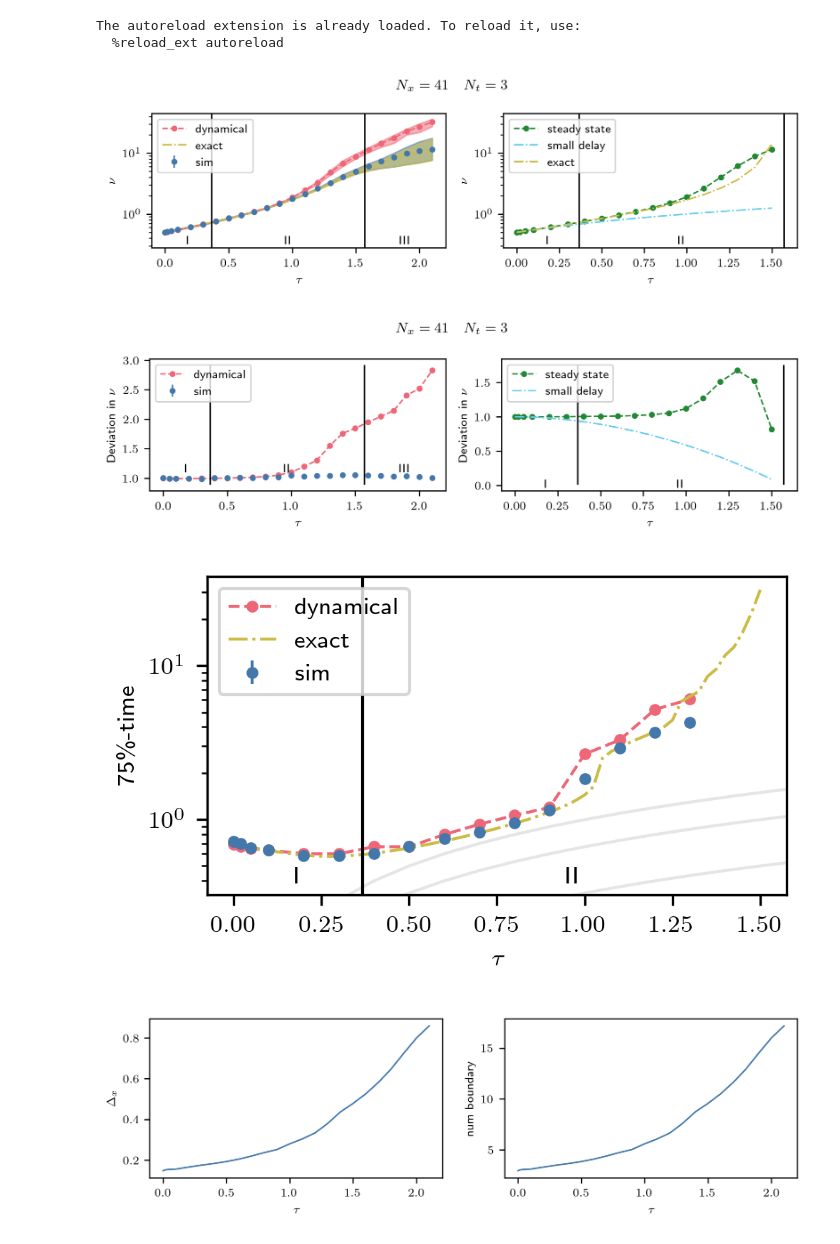
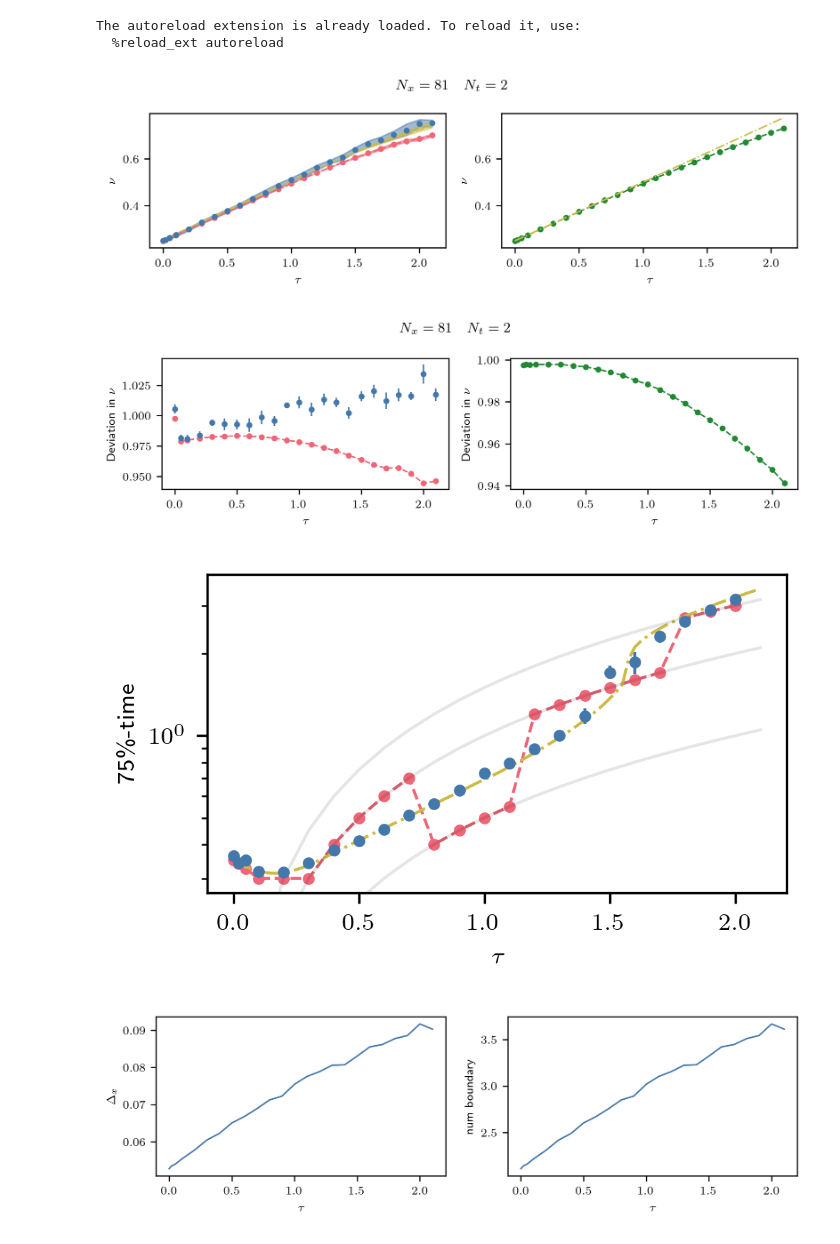
Before and after one commit to NilsToAn/overdampedDelayHarmonicOscillator, a Jupyter notebook: paper/variance_x2.ipynb, the cells around one changed output. Saved outputs shown, nothing was run; the diff lists cells and outputs as text; code cells hidden in the pictures.

Commit message:
tested further paramteres for general forces and fiinished pdfs.ipynb

```diff
--- a/paper/variance_x2.ipynb
+++ b/paper/variance_x2.ipynb
@@ -34,7 +34,7 @@ from setup import (
 from timeit import default_timer as timer
 
 setup_matplotlib()
-with_legend = True
+with_legend = False
 np.random.seed(42)
 
 (Path.cwd()/"graphics"/"additional").mkdir(exist_ok=True, parents=True)
@@ -42,12 +42,12 @@ np.random.seed(42)
 s = 1
 D = s**2 / 2
 max_t = 10
-ntau = 3  # 2 #3
-N_x = 41  # 61 #81 #41
+ntau = 2  # 2 #3
+N_x = 81  # 61 #81 #41
 eq_perc = 0.75
 hist_sigma = 4
 avg_part = 4
-force = "linear"
+force = "general"
 
 if force == "linear":
     a = 0.0
@@ -59,7 +59,7 @@ elif force == "general":
 N_p = 2_000
 N_loop = 10
 
-ntau_sim = 30
+ntau_sim = 60 #30 <- enough for linear, 60 <- better for general
 
 ltaus = np.concatenate(([0, 0.02, 0.05, 0.1], np.arange(0.2, 2.2, 0.1)))
 sbs = np.empty(len(ltaus))
@@ -221,35 +221,35 @@ if with_legend:
 plt.xlabel(r"$\tau$")
 plt.ylabel(r"$\nu$")
 ylim = plt.ylim()
 
 ax = plt.subplot(122)
 if force == "linear":
     plt.yscale("log")
 plt.ylim(*ylim)
 plt.plot(non_div_taus, eig_vars[:, 0], **eigenv_plt_set)
 if force == "linear":
     plt.plot(non_div_taus, short_time_approx_var, **short_plt_set)
 plt.plot(non_div_taus, exact_sol, **exact_plt_set)
 
 if force == "linear":
     y = plt.ylim()[0] * 1.3
-    plt.vlines([1 / np.e, np.pi / 2], *plt.ylim(), color="black")
+    plt.vlines([1 / np.e], *plt.ylim(), color="black")
     plt.text(0.5 * 1 / np.e, y, "I", ha="center", va="center")
     plt.text(0.5 * (1 / np.e + np.pi / 2), y, "II", ha="center", va="center")
 
 if with_legend:
     plt.legend()
 plt.xlabel(r"$\tau$")
 plt.ylabel(r"$\nu$")
 plt.suptitle(f"$N_x = {N_x} \quad N_t = {ntau}$")
 
 plt.tight_layout()
 if with_legend:
     plt.savefig(f"graphics/x2var_{force}_Nx{N_x}_Nt{ntau}.pdf")
 else:
     plt.savefig(f"graphics/x2var_{force}_Nx{N_x}_Nt{ntau}_no_legend.pdf")
 # %% [output]
-[figure, old version]
+[figure, new version]
 # %%
 plt.figure(figsize=(two_col, std_height))
 ax = plt.subplot(121)
@@ -276,7 +276,7 @@ if force == "linear":
 
 if force == "linear":
     y = plt.ylim()[0] * 1.3
-    plt.vlines([1 / np.e, np.pi / 2], *plt.ylim(), color="black")
+    plt.vlines([1 / np.e], *plt.ylim(), color="black")
     plt.text(0.5 * 1 / np.e, y, "I", ha="center", va="center")
     plt.text(0.5 * (1 / np.e + np.pi / 2), y, "II", ha="center", va="center")
 
@@ -291,7 +291,7 @@ plt.tight_layout()
 if with_legend:
     plt.savefig(f"graphics/additional/x2var_{force}_Nx{N_x}_Nt{ntau}_deviation.pdf")
 # %% [output]
-[figure, old version]
+[figure, new version]
 # %%
 # Only if system was able to reach steady state
 eq_perc = 0.75
@@ -301,7 +301,7 @@ max_t_eq = test_ltaus[(exact_eqtimes * q_f) < (max_t - max_t / avg_part)][-1]
 cond = ltaus <= max_t_eq
 plt.errorbar(ltaus[cond], *sim_eq_time[cond].T, **sim_plt_set)
 plt.plot(ltaus[cond], num_eq_time[cond, 0], **num_plt_set)
-plt.plot(test_ltaus, exact_eqtimes, **exact_plt_set)
+plt.plot(test_ltaus[test_ltaus < max_t_eq*1.05], exact_eqtimes[test_ltaus < max_t_eq*1.05], **exact_plt_set)
 
 plt.yscale("log")
 # plt.ylim(3e-1, 2e1)
@@ -325,7 +325,7 @@ plt.tight_layout()
 if with_legend:
     plt.savefig(f"graphics/x2eqtime_{force}_Nx{N_x}_Nt{ntau}.pdf")
 # %% [output]
-[figure, old version]
+[figure, new version]
 # %%
 fig, axs = plt.subplots(1, 2, figsize=(two_col, std_height))
 axs[0].plot(ltaus, 2 * sbs / (N_x - 1))
@@ -338,7 +338,7 @@ axs[1].set_ylabel(r"num boundary")
 
 plt.tight_layout()
 # %% [output]
-[figure, old version]
+[figure, new version]
 # %%
 plt.plot(ltaus, sim_timings, **sim_plt_set)
 plt.plot(ltaus, num_timings, **num_plt_set)
```
Also changed, not shown: parts of 4 cells of this notebook, 43 other files.
